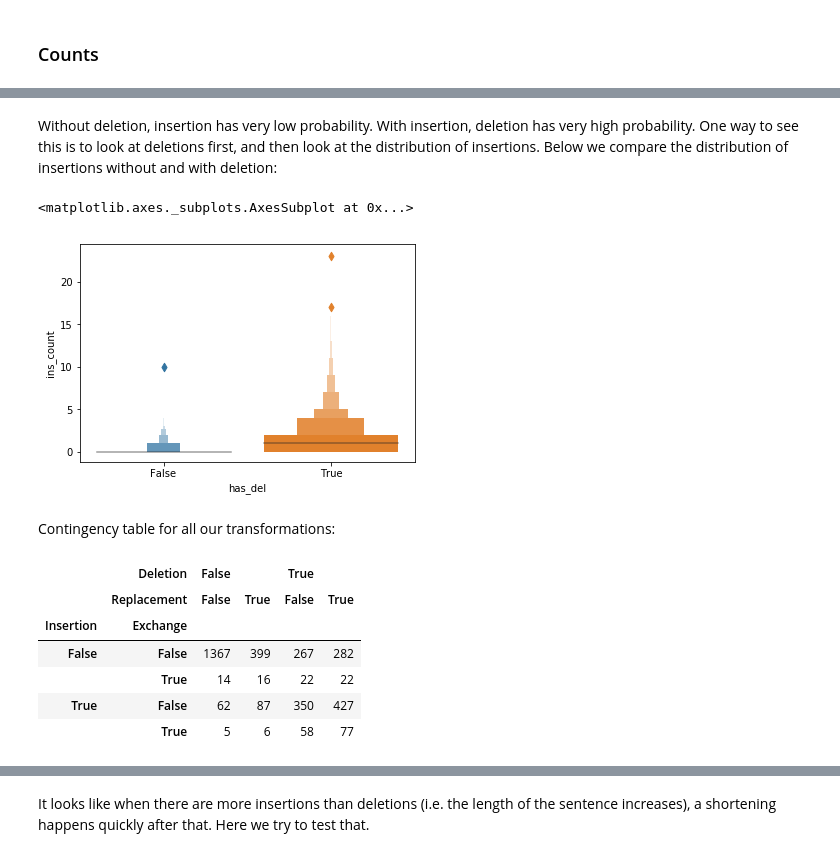
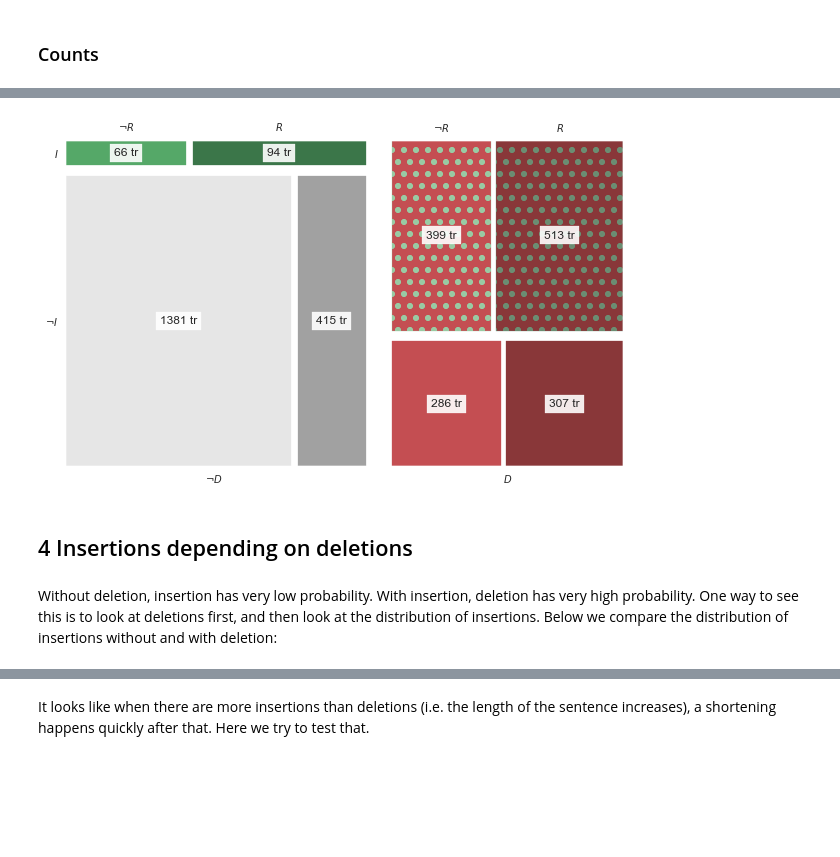
Before and after one commit to interpretation-experiment/analysis, a Jupyter notebook: notebooks/exp_3/model_exploration.ipynb, the cells around one changed output, grey strips where cells are left out. Saved outputs shown, nothing was run; the diff lists cells and outputs as text; code cells hidden in the pictures; blank space fills up the shorter version.

Commit message:
feat/model_exploration: add contingencies study and rerun all

```diff
--- a/notebooks/exp_3/model_exploration.ipynb
+++ b/notebooks/exp_3/model_exploration.ipynb
@@ -346,0 +340,11 @@ data['del_count']\
+# %%
+contingencies_delinsrpl = data['del_count']\
+    .groupby([(data.del_count > 0), (data.ins_count > 0), (data.rpl_count > 0)])\
+    .count()\
+    .rename_axis(['Deletion', 'Insertion', 'Replacement'])
+
+for lvl, name in enumerate(['D', 'I', 'R']):
+    contingencies_delinsrpl.rename(level=lvl,
+                                   index=lambda l: '$' + ('' if l else '\\neg ') + name + '$',
+                                   inplace=True)
+contingencies_delinsrpl
@@ -347,23 +362,50 @@ data['del_count']\
+# %%
+blue, green, red, purple, yellow, cyan = sb.color_palette()
+# %%
+def darken(color, p):
+    return [c * p for c in color]
+
+def lighten(color, p):
+    return [c + (1 - c) * p for c in color]
+
+def get_props(k):
+    k0, k1, k2 = k
+    if k0 == '$D$':
+        fc = red
+        if k1 == '$I$':
+            ec = lighten(green, .4)
+        else:
+            ec = fc
+    elif k1 == '$I$':
+        fc = green
+        ec = green
+    else:
+        fc = (0.9, 0.9, 0.9)
+        ec = fc
+    if k2 == '$R$':
+        fc = darken(fc, .7)
+        ec = darken(ec, .7)
+    return {'facecolor': fc, 'edgecolor': ec, 'hatch': '.o'}
+
+with sb.axes_style('white', {'axes.edgecolor': '1'}):
+    fig, ax = plt.subplots(figsize=(10, 6))
+    _, rects = mosaic(contingencies_delinsrpl, gap=.05, ax=ax,
+                      properties=get_props,
+                      labelizer=lambda k: '');
+    for k, (x, y, w, h) in rects.items():
+        # Add transformation count
+        ax.text(x + w / 2, y + h / 2, '{} tr'.format(contingencies_delinsrpl[k]),
+                va='center', ha='center',
+                bbox=dict(facecolor='white', edgecolor='white', alpha=0.9))
+        # Also add the missing title at the top right
+        if k[0] == '$D$' and k[1] == '$I$':
+            ax.text(x + w / 2, 1.02, k[2], va='bottom', ha='center', fontsize=10)
+
+if SAVE_FIGURES:
+    fig.savefig(FIG.format('contingencies_mosaic'), dpi=300, bbox_inches='tight')
+# %% [output]
+[figure, added]
+# %% [markdown]
+## 4 Insertions depending on deletions
 # %% [markdown]
 Without deletion, insertion has very low probability. With insertion, deletion has very high probability. One way to see this is to look at deletions first, and then look at the distribution of insertions. Below we compare the distribution of insertions without and with deletion:
-# %%
-sb.lvplot(y='ins_count', x='has_del', data=data)
-# %% [output]
-<matplotlib.axes._subplots.AxesSubplot at 0x...>
-[figure, removed]
-# %% [markdown]
-Contingency table for all our transformations:
-# %%
-data['del_count']\
-    .groupby([(data.del_count > 0), (data.ins_count > 0), (data.rpl_outexc_count > 0), (data.exc_count > 0)])\
-    .count()\
-    .rename_axis(['Deletion', 'Insertion', 'Replacement', 'Exchange'])\
-    .unstack([0, 2])
-# %% [output]
-|  | Deletion | False |  | True |  |
-|  | Replacement | False | True | False | True |
-| Insertion | Exchange |  |  |  |  |
-| False | False | 1367 | 399 | 267 | 282 |
-|  | True | 14 | 16 | 22 | 22 |
-| True | False | 62 | 87 | 350 | 427 |
-|  | True | 5 | 6 | 58 | 77 |
```
Also changed, not shown: parts of 60 cells of this notebook, 11 other files.
